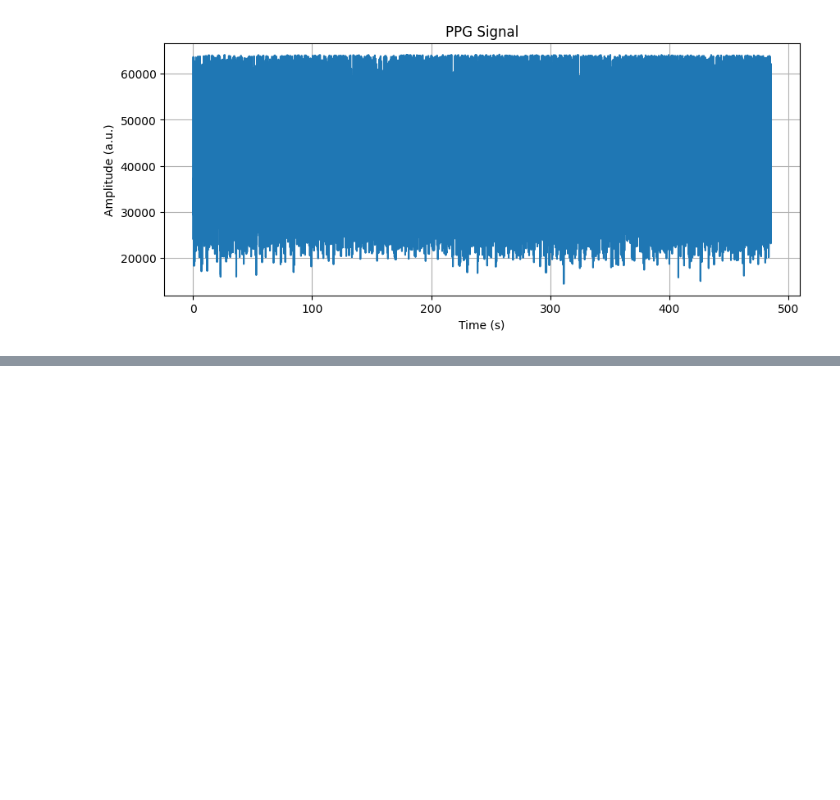
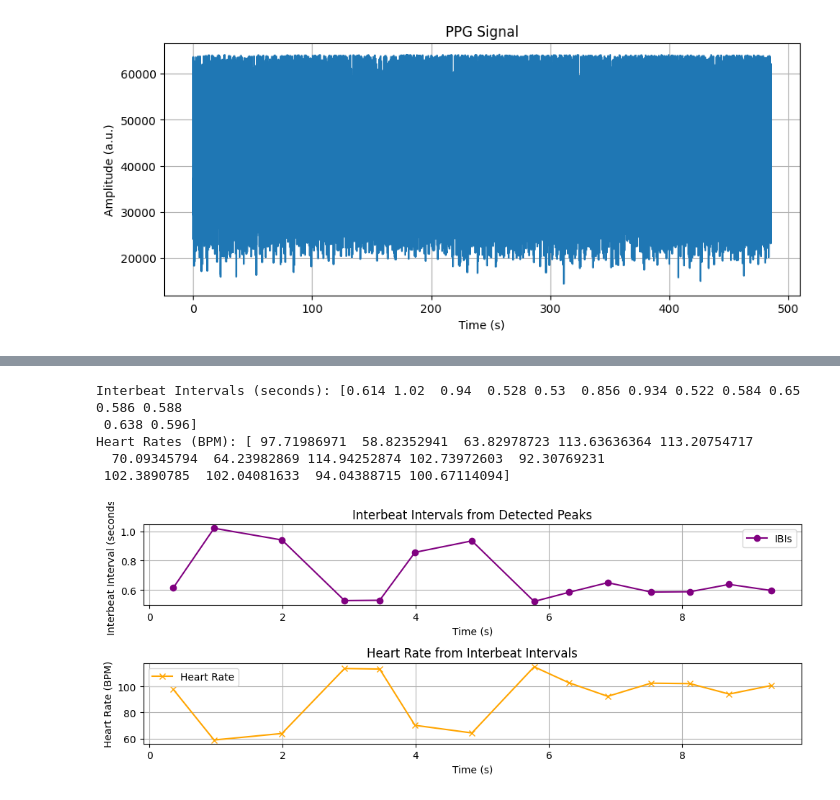
Before and after one commit to HRJ369/DH_307, a Jupyter notebook: DH_307_ppg.ipynb, the cells around one changed output, grey strips where cells are left out. Cells and saved outputs as stored; diff of their text form; code cells hidden in the pictures; blank space fills up the shorter version.

```diff
--- a/DH_307_ppg.ipynb
+++ b/DH_307_ppg.ipynb
@@ -329,0 +198,53 @@ Detected Peak Times (s): [3.56000e-01 9.70000e-01 1.99000e+00 2.93000e+00 3.4580
+# %%
+import numpy as np
+import matplotlib.pyplot as plt
+
+# Assuming 'peaks_10s' contains the indices of detected peaks
+# and 'time_10s' contains the time values for the PPG signal.
+
+# Extract the times of the detected peaks
+peak_times = time_10s[peaks_10s]
+
+# Calculate the interbeat intervals (IBIs)
+IBIs = np.diff(peak_times)  # Calculate differences between successive peak times
+
+# Display the IBIs in seconds
+print("Interbeat Intervals (seconds):", IBIs)
+
+# Calculate heart rates from IBIs
+# Heart rate (HR) = 60 / IBI (convert from seconds to beats per minute)
+HRs = 60 / IBIs
+
+# Display the heart rates in BPM
+print("Heart Rates (BPM):", HRs)
+
+# Optional: Plot IBIs and Heart Rates for better visualization
+plt.figure(figsize=(10, 4))
+
+# Plot IBIs
+plt.subplot(2, 1, 1)
+plt.plot(peak_times[:-1], IBIs, marker='o', linestyle='-', color='purple', label='IBIs')
+plt.xlabel('Time (s)')
+plt.ylabel('Interbeat Interval (seconds)')
+plt.title('Interbeat Intervals from Detected Peaks')
+plt.legend()
+plt.grid()
+
+# Plot Heart Rates
+plt.subplot(2, 1, 2)
+plt.plot(peak_times[:-1], HRs, marker='x', linestyle='-', color='orange', label='Heart Rate')
+plt.xlabel('Time (s)')
+plt.ylabel('Heart Rate (BPM)')
+plt.title('Heart Rate from Interbeat Intervals')
+plt.legend()
+plt.grid()
+
+plt.tight_layout()
+plt.show()
+# %% [output]
+Interbeat Intervals (seconds): [0.614 1.02  0.94  0.528 0.53  0.856 0.934 0.522 0.584 0.65  0.586 0.588
+ 0.638 0.596]
+Heart Rates (BPM): [ 97.71986971  58.82352941  63.82978723 113.63636364 113.20754717
+  70.09345794  64.23982869 114.94252874 102.73972603  92.30769231
+ 102.3890785  102.04081633  94.04388715 100.67114094]
+[figure, added]
```
Also changed, not shown: parts of 7 cells of this notebook.
